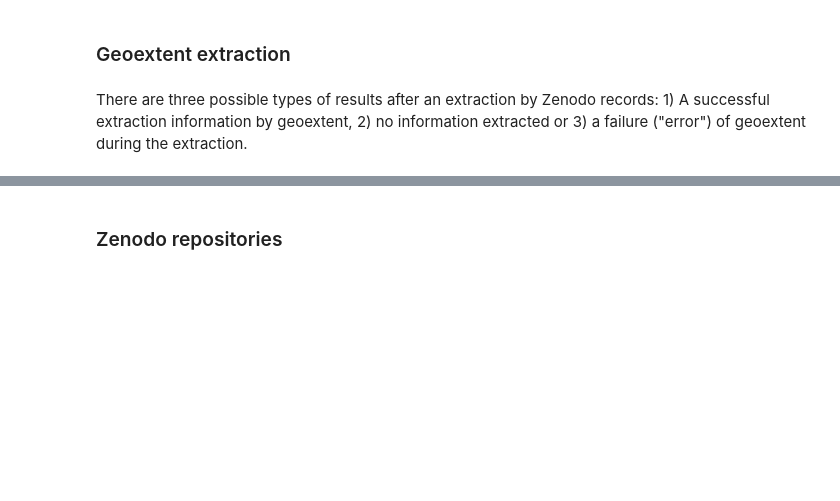
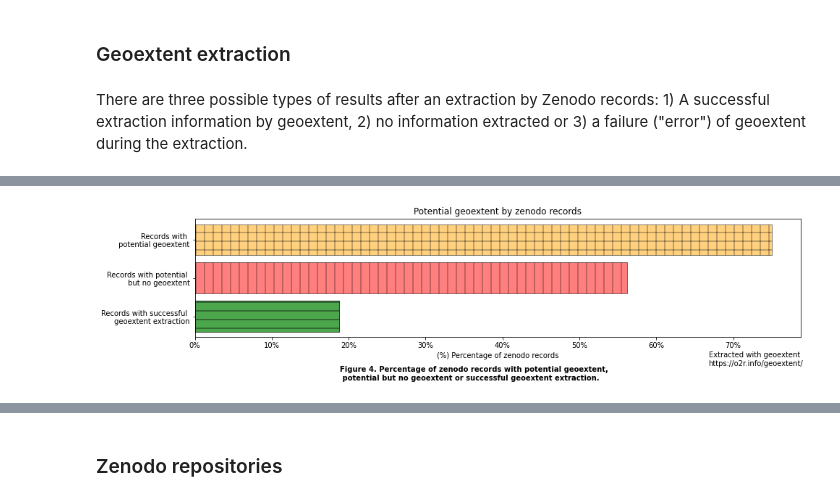
Before and after one commit to o2r-project/geoextent, a Jupyter notebook: showcase/SG_01_Exploring_Research_Data_Repositories_with_geoextent.ipynb, the cells around one changed output, grey strips where cells are left out. Drawn from its saved outputs; the diff is of its cells as text; code cells hidden in the pictures; blank space fills up the shorter version.

```diff
--- a/showcase/SG_01_Exploring_Research_Data_Repositories_with_geoextent.ipynb
+++ b/showcase/SG_01_Exploring_Research_Data_Repositories_with_geoextent.ipynb
@@ -419,0 +433,25 @@ result.plot.scatter(x="files_in_record",y = "proportion")
+# %%
+# Extract total number of files with successful geoextent extraction by zenodo record
+geo_files = uni_files_gdf['bbox'].is_valid.groupby(uni_files_gdf['zenodo_record_id']).sum()
+
+#Extract number of records by category
+num_records = len(files_potential_geo_formats)
+per_potential = sum(files_potential_geo_formats>0)/num_records*100
+per_potential_geoextent = sum(geo_files>0)/num_records*100
+per_potential_no_geoextent = per_potential-per_potential_geoextent
+
+## Plot
+fig, ax = plt.subplots(figsize=(15,3))
+# Plot configuration
+plt.title("Potential geoextent by zenodo records")
+plt.barh("Records with successful \n geoextent extraction",per_potential_geoextent,color='green',edgecolor="black",hatch = '-',alpha=0.7,label ='No extraction')
+plt.barh("Records with potential \n but no geoextent",per_potential_no_geoextent,color= 'r',edgecolor="black",hatch = '|',alpha=0.5,label ='No extraction')
+plt.barh("Records with \n potential geoextent",per_potential,alpha=0.5, color = 'orange',edgecolor="black",hatch = '+',label ='Successful extraction')
+plt.annotate('Figure '+str(fig_num)+'. Percentage of zenodo records with potential geoextent,\n potential but no geoextent or successful geoextent extraction.', (0,0), (200, -40), xycoords='axes fraction', weight='bold', textcoords='offset points', va='top')
+plt.annotate('Extracted with geoextent \nhttps://o2r.info/geoextent/', (0,0), (710,-20), xycoords='axes fraction', textcoords='offset points', va='top')
+plt.xlabel('(%) Percentage of zenodo records')
+fig_num +=1
+ax.xaxis.set_major_formatter(mtick.PercentFormatter())
+plt.show()
+# %% [output]
+[figure, added]
```
Also changed, not shown: parts of 30 cells of this notebook.
